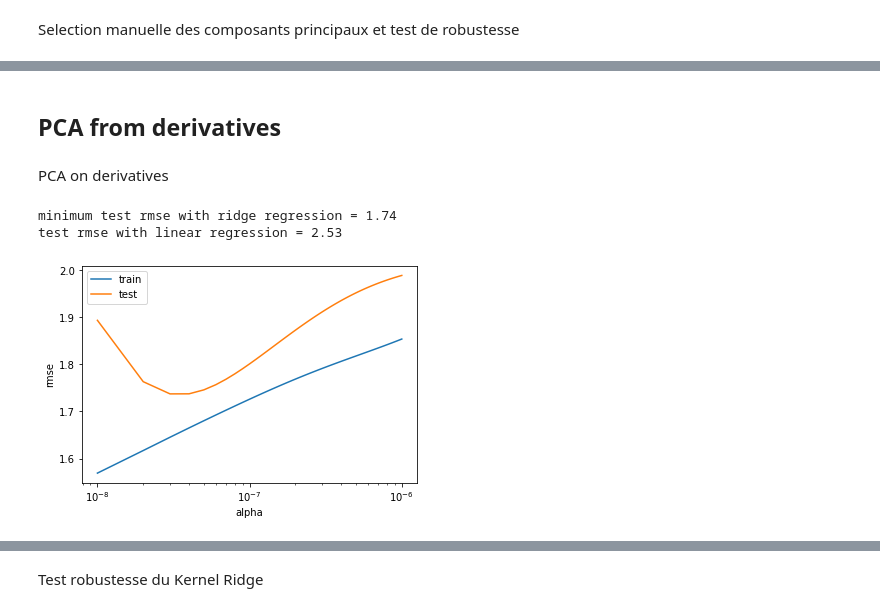
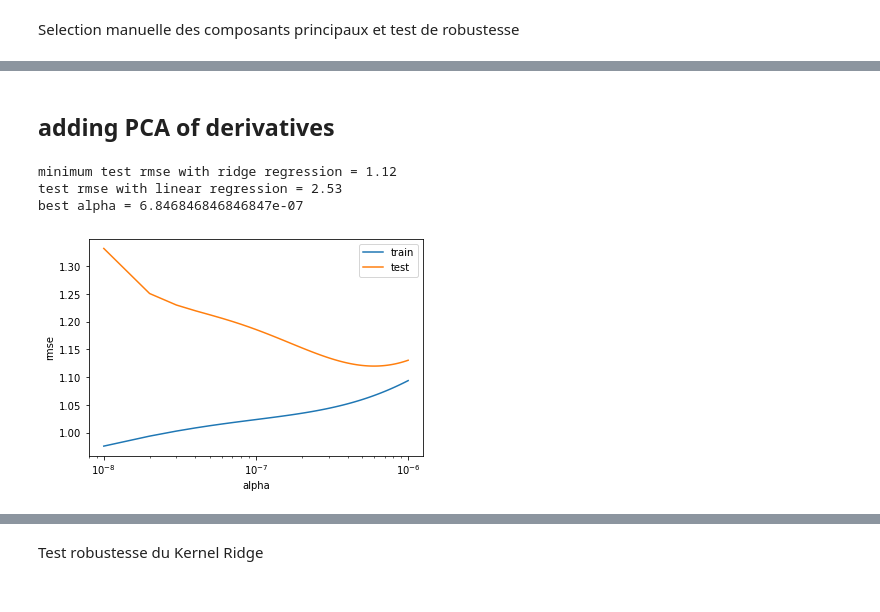
Before and after one commit to rinkelp/tecator, a Jupyter notebook: Analysis.ipynb, the cells around one changed output, grey strips where cells are left out. Drawn from its saved outputs; the diff is of its cells as text; code cells hidden in the pictures.

```diff
--- a/Analysis.ipynb
+++ b/Analysis.ipynb
@@ -195,6 +195,8 @@ plt.tight_layout()
 # %%
-fft_highF = np.abs(np.fft.rfft(ddab_array,axis=-1)[fat_array>=30])
-fft_lowF = np.abs(np.fft.rfft(ddab_array,axis=-1)[fat_array<10])
+fft_array = np.abs(np.fft.rfft(ddab_array,axis=-1))
+
+fft_highF = fft_array[fat_array>=30]
+fft_lowF = fft_array[fat_array<10]
 
 fig, ax = plt.subplots(2,1, figsize=(8,10))
 
@@ -443,12 +444,13 @@ RMSE(Y_test, y_pred)
 # %%
-n_splits = 10
+n_splits = 200
 # training sets with 5 sample removed each time
-rs = ShuffleSplit(n_splits=n_splits, test_size=5, random_state=0)
+rs = ShuffleSplit(n_splits=n_splits, test_size=5)
 
 rs.get_n_splits(X_train)
 
 train_splits = [s[0] for s in rs.split(X_train)]
 
+score = []
 for i in range(n_splits):
 
     X_train_cut, Y_train_cut = X_train[train_splits[i]], Y_train[train_splits[i]]
@@ -457,5 +459,9 @@ for i in range(n_splits):
     model.fit(X_train_cut, Y_train_cut)
     y_pred = model.predict(X_test)
 
-    print(f'split {i} - test rmse with linear regression = {np.round(RMSE(Y_test, y_pred), 2)} \n')
+    score.append(RMSE(Y_test, y_pred))
+#     print(f'split {i} - test rmse with linear regression = {np.round(RMSE(Y_test, y_pred), 2)}')
+
+print(f'std score = {np.std(score)}')
+plt.plot(score)
 # %% [output]
@@ -491,5 +498,5 @@ X_test, Y_test = dab_array[split_ind:,:], fat_array[split_ind:]
 # %%
-alpha_list = np.linspace(1e-7,1e-5,100)#[1e-8,1e-7,1e-6,1e-5, 1e-4,1e-3,1e-2,0.1,0.2]
+alpha_list = np.linspace(1e-7,1e-5,1000)
 list_score_test = []
 list_score_train = []
 for a in alpha_list:
@@ -514,4 +521,6 @@ model.fit(X_train, Y_train)
 y_pred = model.predict(X_test)
 
 print(f'test rmse with linear regression = {np.round(RMSE(Y_test, y_pred), 2)}')
+
+print(f'best alpha = {alpha_list[np.argmin(list_score_test)]}')
 # %% [output]
@@ -521,16 +558,19 @@ test rmse with linear regression = 4.47
 # %% [markdown]
-## PCA from derivatives
+## adding PCA of derivatives
-# %% [markdown]
-PCA on derivatives
 # %%
 X_train_ab, X_train_dab, X_train_ddab, Y_train = \
     ab_array[:split_ind,:], dab_array[:split_ind,:], ddab_array[:split_ind,:], fat_array[:split_ind]
 X_test_ab, X_test_dab, X_test_ddab, Y_test = \
     ab_array[split_ind:,:], dab_array[split_ind:,:], ddab_array[split_ind:,:], fat_array[split_ind:]
 
-PCA_ab = sk.decomposition.PCA(n_components=17)
-PCA_dab = sk.decomposition.PCA(n_components=17)
-PCA_ddab = sk.decomposition.PCA(n_components=17)
+# X_train_fft = fft_array[:split_ind,:15]
+# X_test_fft = fft_array[split_ind:,:15]
+X_train_fft = fft_array[:split_ind,:25]  # Combiner avec les pc, le score s'améliore en mettant plus de fréquences
+X_test_fft = fft_array[split_ind:,:25]
+
+PCA_ab = sk.decomposition.PCA(n_components=13)
+PCA_dab = sk.decomposition.PCA(n_components=23)  #Mettre plus de pc (23) pour la 1ere dérivée améliore le score mais résultat moins robuste
+PCA_ddab = sk.decomposition.PCA(n_components=13)
 
 PCA_ab.fit(X_train_ab)
 PCA_dab.fit(X_train_dab)
@@ -541,36 +581,45 @@ X_train_pc, X_train_dpc, X_train_ddpc = \
 X_test_pc, X_test_dpc, X_test_ddpc = \
     PCA_ab.transform(X_test_ab), PCA_dab.transform(X_test_dab), PCA_ddab.transform(X_test_ddab)
 
-X_train = np.concatenate((X_train_pc, X_train_dpc, X_train_ddpc), -1)
-X_test = np.concatenate((X_test_pc, X_test_dpc, X_test_ddpc), -1)
+# X_train = np.concatenate((X_train_ab, X_train_dpc, X_train_ddpc, X_train_fft), -1)
+# X_test = np.concatenate((X_test_ab, X_test_dpc, X_test_ddpc, X_test_fft), -1)
+
+X_train = np.concatenate((X_train_pc, X_train_dpc, X_train_ddpc, X_train_fft), -1)
+X_test = np.concatenate((X_test_pc, X_test_dpc, X_test_ddpc, X_test_fft), -1)
+
+# X_train = np.concatenate((X_train_pc, X_train_dpc, X_train_ddpc), -1)
+# X_test = np.concatenate((X_test_pc, X_test_dpc, X_test_ddpc), -1)
 
 
 alphas = np.linspace(1e-8,1e-6,100)
 list_score_test = []
 list_score_train = []
 for a in alphas:
     model = linear_model.Ridge(alpha=a)
     model.fit(X_train, Y_train)
     y_pred_test = model.predict(X_test)
     y_pred_train = model.predict(X_train)
     list_score_test.append(RMSE(Y_test, y_pred_test))
     list_score_train.append(RMSE(Y_train, y_pred_train))
 
 plt.plot(alphas, list_score_train, label='train')
 plt.plot(alphas, list_score_test, label='test')
 plt.xscale('log')
 plt.legend()
 plt.xlabel('alpha')
 plt.ylabel('rmse')
 
 print(f'minimum test rmse with ridge regression = {np.round(np.min(list_score_test),2)}')
 
 model = linear_model.LinearRegression()
 model.fit(X_train_pcd, Y_train)
 y_pred = model.predict(X_test_pcd)
 
 print(f'test rmse with linear regression = {np.round(RMSE(Y_test, y_pred), 2)}')
+best_alpha = alpha_list[np.argmin(list_score_test)]
+print(f'best alpha = {best_alpha}')
 # %% [output]
-minimum test rmse with ridge regression = 1.74
+minimum test rmse with ridge regression = 1.12
 test rmse with linear regression = 2.53
+best alpha = 6.846846846846847e-07
-[figure, old version]
+[figure, new version]
```
Also changed, not shown: parts of 53 cells of this notebook.
